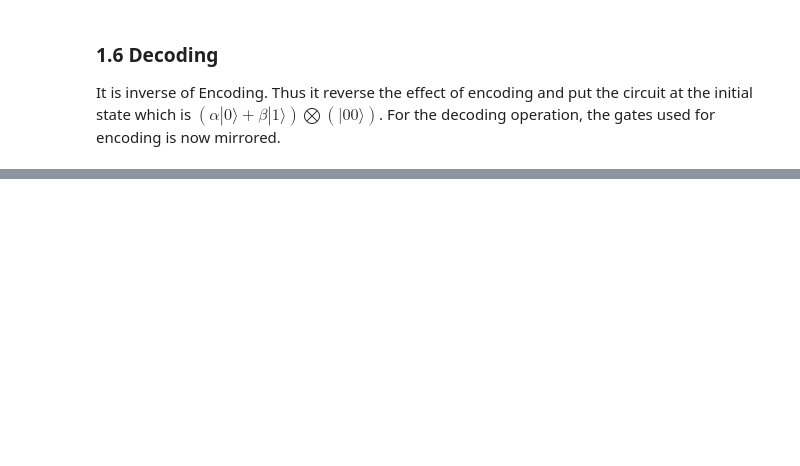
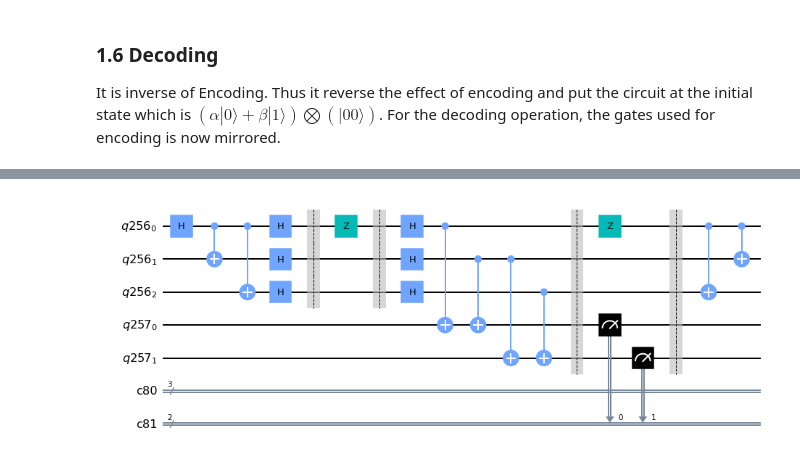
Before and after one commit to Pratha-Me/Quantum-Error-Correction, a Jupyter notebook: qec.ipynb, the cells around one changed output, grey strips where cells are left out. Cells and saved outputs as stored; diff of their text form; code cells hidden in the pictures; blank space fills up the shorter version.

```diff
--- a/qec.ipynb
+++ b/qec.ipynb
@@ -162,0 +233,9 @@ plot_histogram(counts)
+# %%
+qc.z(index)
+qc.barrier()
+qc.cnot(0,2)
+qc.cnot(0,1)
+
+qc.draw('mpl')
+# %% [output]
+[figure, added]
```
Also changed, not shown: parts of 16 cells of this notebook, 1 other file.
